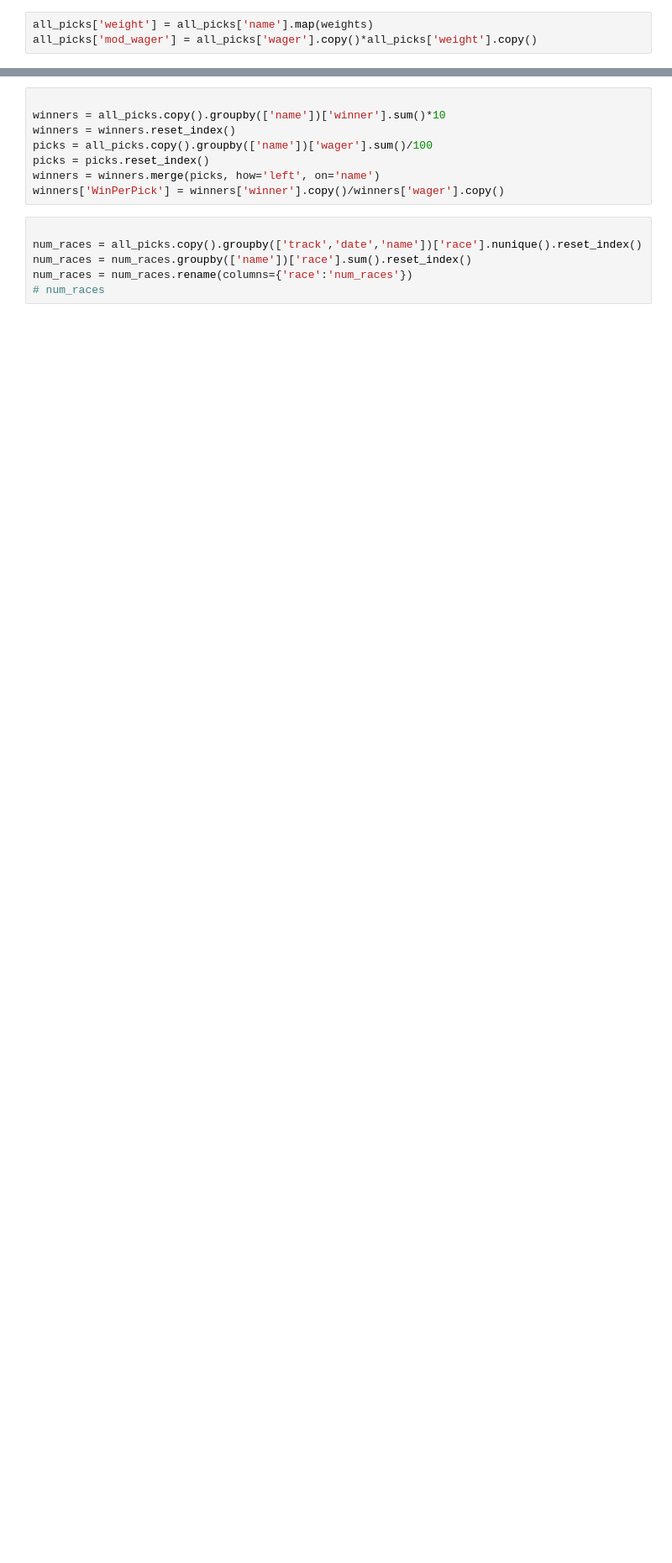
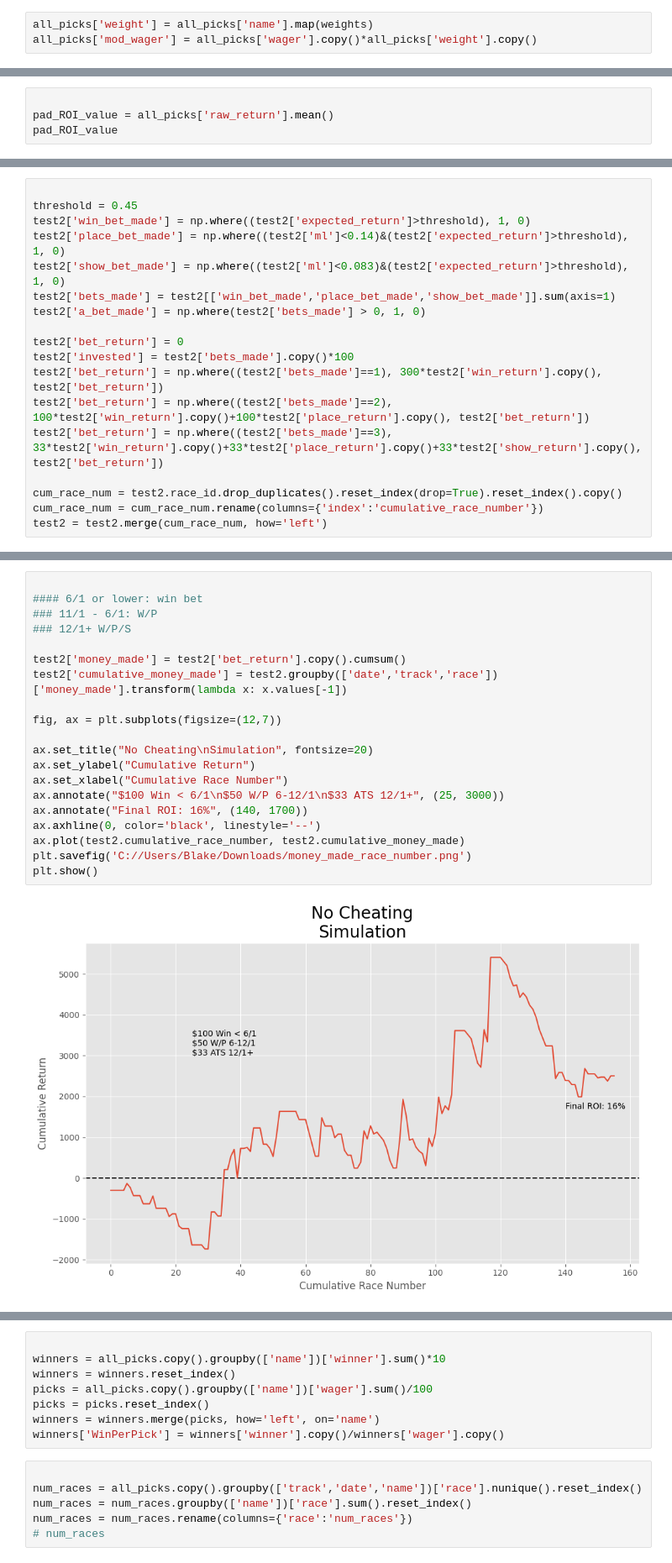
Before and after one commit to btatkinson/horse_cap_tracker, a Jupyter notebook: notebooks/historical_summary.ipynb, the cells around one changed output, grey strips where cells are left out. Shown at 84% size. Saved outputs shown, nothing was run; the diff lists cells and outputs as text; blank space fills up the shorter version.

```diff
--- a/notebooks/historical_summary.ipynb
+++ b/notebooks/historical_summary.ipynb
@@ -123,0 +321,4 @@ all_picks['winner'] = np.where(all_picks['win_paid'].copy()>0, 1, 0)
+# %%
+
+pad_ROI_value = all_picks['raw_return'].mean()
+pad_ROI_value
@@ -123,0 +451,18 @@ all_picks['winner'] = np.where(all_picks['win_paid'].copy()>0, 1, 0)
+# %%
+
+threshold = 0.45
+test2['win_bet_made'] = np.where((test2['expected_return']>threshold), 1, 0)
+test2['place_bet_made'] = np.where((test2['ml']<0.14)&(test2['expected_return']>threshold), 1, 0)
+test2['show_bet_made'] = np.where((test2['ml']<0.083)&(test2['expected_return']>threshold), 1, 0)
+test2['bets_made'] = test2[['win_bet_made','place_bet_made','show_bet_made']].sum(axis=1)
+test2['a_bet_made'] = np.where(test2['bets_made'] > 0, 1, 0)
+
+test2['bet_return'] = 0
+test2['invested'] = test2['bets_made'].copy()*100
+test2['bet_return'] = np.where((test2['bets_made']==1), 300*test2['win_return'].copy(), test2['bet_return'])
+test2['bet_return'] = np.where((test2['bets_made']==2), 100*test2['win_return'].copy()+100*test2['place_return'].copy(), test2['bet_return'])
+test2['bet_return'] = np.where((test2['bets_made']==3), 33*test2['win_return'].copy()+33*test2['place_return'].copy()+33*test2['show_return'].copy(), test2['bet_return'])
+
+cum_race_num = test2.race_id.drop_duplicates().reset_index(drop=True).reset_index().copy()
+cum_race_num = cum_race_num.rename(columns={'index':'cumulative_race_number'})
+test2 = test2.merge(cum_race_num, how='left')
@@ -123,0 +472,22 @@ all_picks['winner'] = np.where(all_picks['win_paid'].copy()>0, 1, 0)
+# %%
+
+#### 6/1 or lower: win bet
+### 11/1 - 6/1: W/P
+### 12/1+ W/P/S
+
+test2['money_made'] = test2['bet_return'].copy().cumsum()
+test2['cumulative_money_made'] = test2.groupby(['date','track','race'])['money_made'].transform(lambda x: x.values[-1])
+
+fig, ax = plt.subplots(figsize=(12,7))
+
+ax.set_title("No Cheating\nSimulation", fontsize=20)
+ax.set_ylabel("Cumulative Return")
+ax.set_xlabel("Cumulative Race Number")
+ax.annotate("$100 Win < 6/1\n$50 W/P 6-12/1\n$33 ATS 12/1+", (25, 3000))
+ax.annotate("Final ROI: 16%", (140, 1700))
+ax.axhline(0, color='black', linestyle='--')
+ax.plot(test2.cumulative_race_number, test2.cumulative_money_made)
+plt.savefig('C://Users/Blake/Downloads/money_made_race_number.png')
+plt.show()
+# %% [output]
+[figure, added]
```
Also changed, not shown: parts of 81 cells of this notebook, 38 other files.
